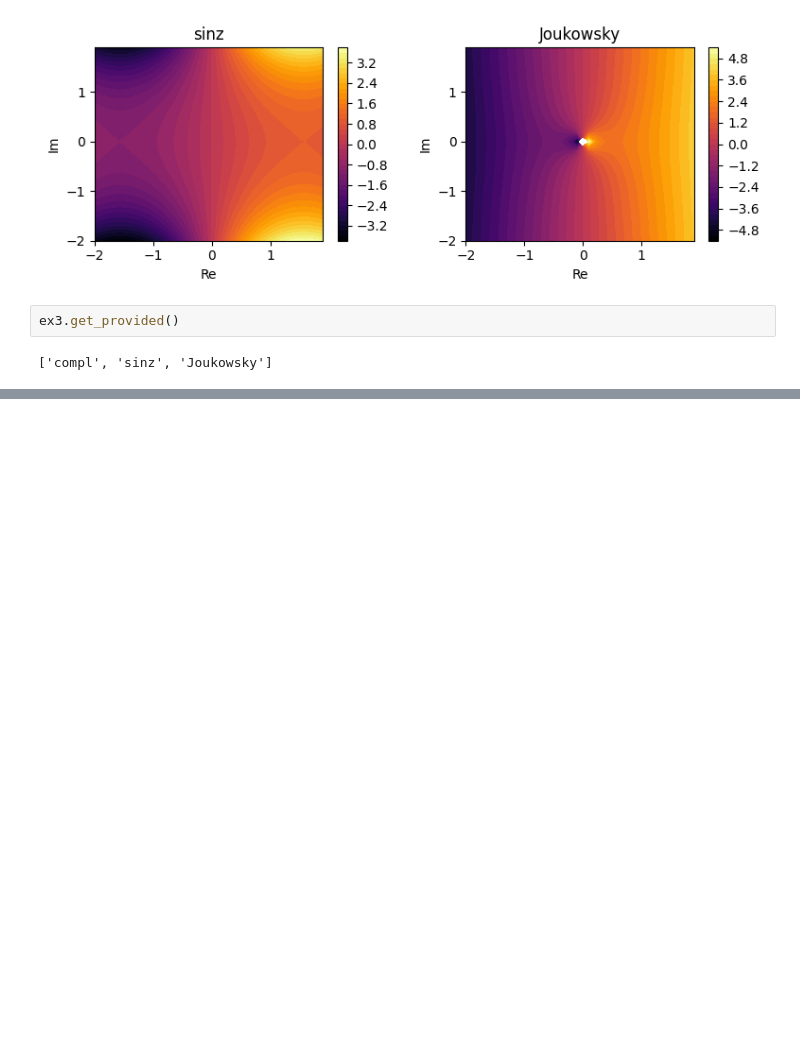
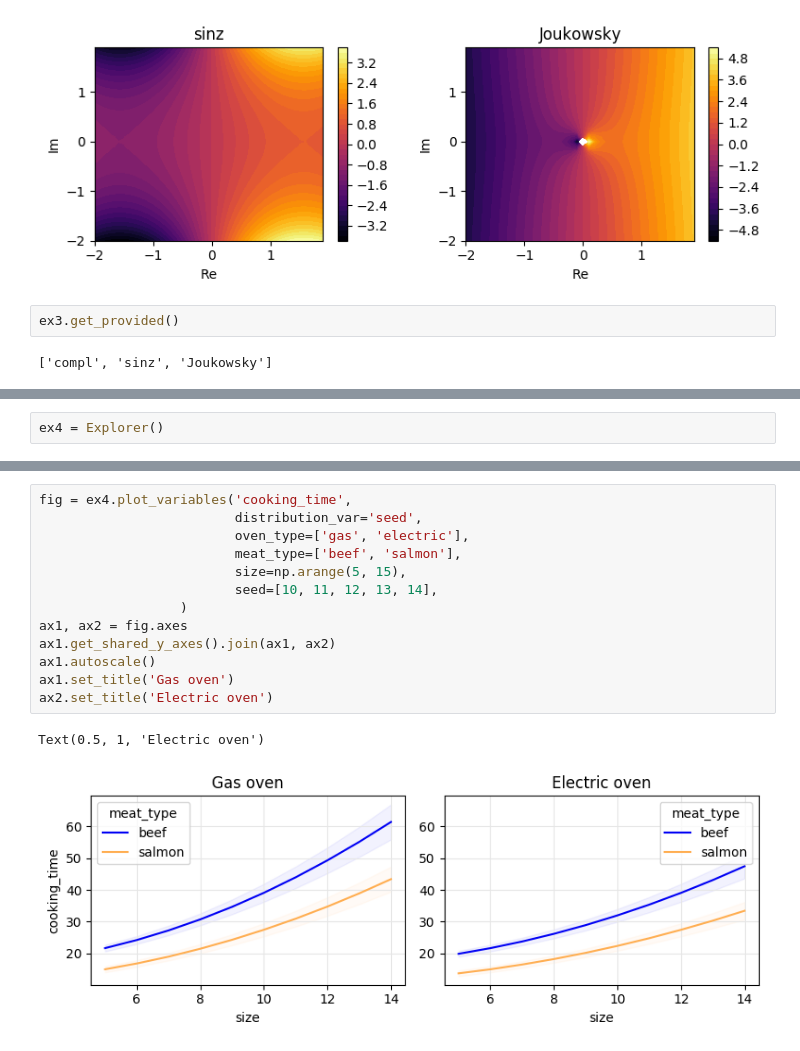
Before and after one commit to danlkv/cartesian-explorer, a Jupyter notebook: examples/Example usage.ipynb, the cells around one changed output, grey strips where cells are left out. Drawn from its saved outputs; the diff is of its cells as text; blank space fills up the shorter version.

Commit message:
add distribution capability

```diff
--- a/examples/Example usage.ipynb
+++ b/examples/Example usage.ipynb
@@ -114,0 +116,2 @@ ex3.get_provided()
+# %%
+ex4 = Explorer()
@@ -114,0 +152,16 @@ ex3.get_provided()
+# %%
+fig = ex4.plot_variables('cooking_time',
+                         distribution_var='seed',
+                         oven_type=['gas', 'electric'],
+                         meat_type=['beef', 'salmon'],
+                         size=np.arange(5, 15),
+                         seed=[10, 11, 12, 13, 14],
+                  )
+ax1, ax2 = fig.axes
+ax1.get_shared_y_axes().join(ax1, ax2)
+ax1.autoscale()
+ax1.set_title('Gas oven')
+ax2.set_title('Electric oven')
+# %% [output]
+Text(0.5, 1, 'Electric oven')
+[figure, added]
```
Also changed, not shown: parts of 6 cells of this notebook, 3 other files.
